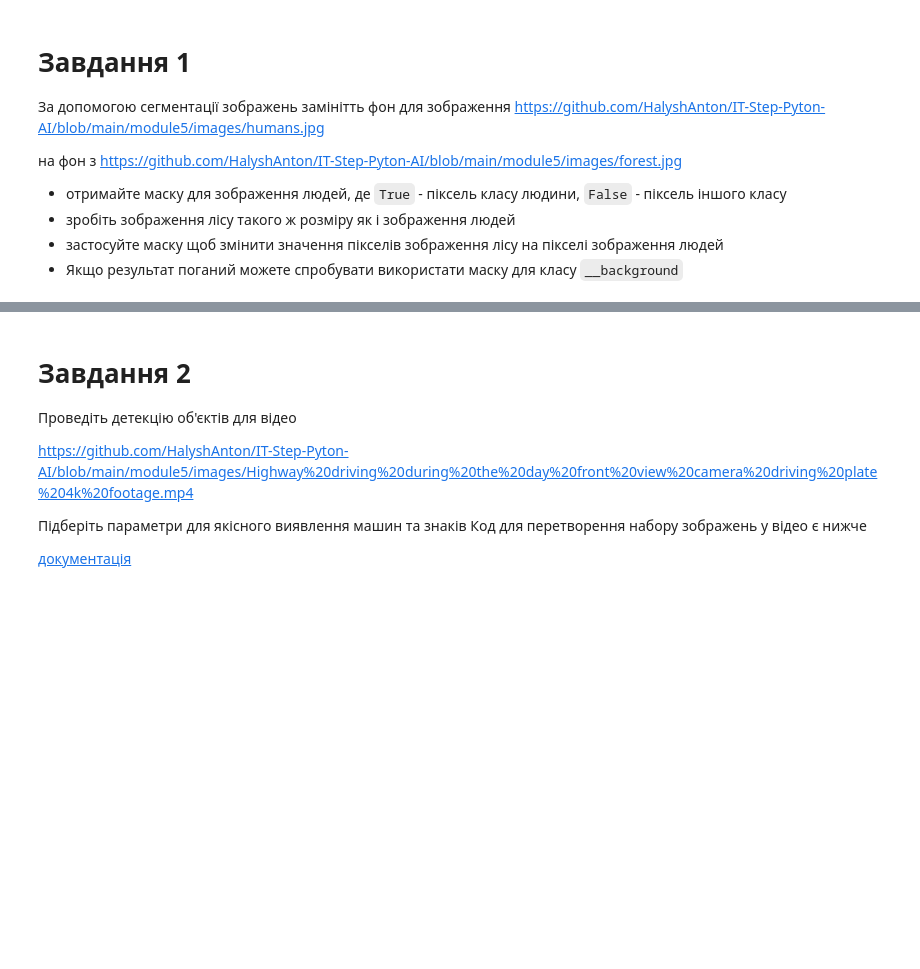
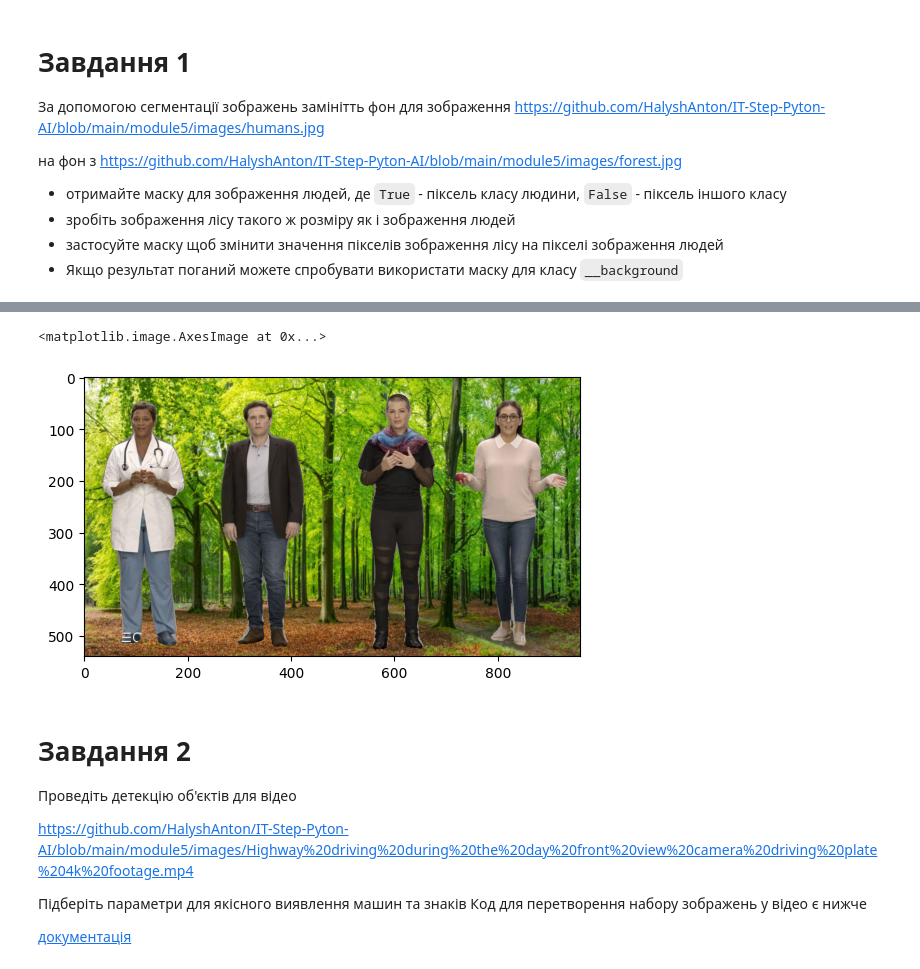
Before and after one commit to shaya-686/AI, a Jupyter notebook: ДЗ_18.ipynb, the cells around one changed output, grey strips where cells are left out. Saved outputs shown, nothing was run; the diff lists cells and outputs as text; code cells hidden in the pictures; blank space fills up the shorter version.

```diff
--- a/ДЗ_18.ipynb
+++ b/ДЗ_18.ipynb
@@ -16,3 +96,12 @@
+# %%
+forest_img = read_image("/content/forest.jpg")
+forest_img = transforms.Resize((540, 960))(forest_img)
+# %%
+forest_img[:,person_mask] = img[:,person_mask]
+plt.imshow(forest_img.permute(1, 2, 0))
+# %% [output]
+<matplotlib.image.AxesImage at 0x...>
+[figure, added]
 # %% [markdown]
 # Завдання 2
 
```
Also changed, not shown: parts of 14 cells of this notebook.
